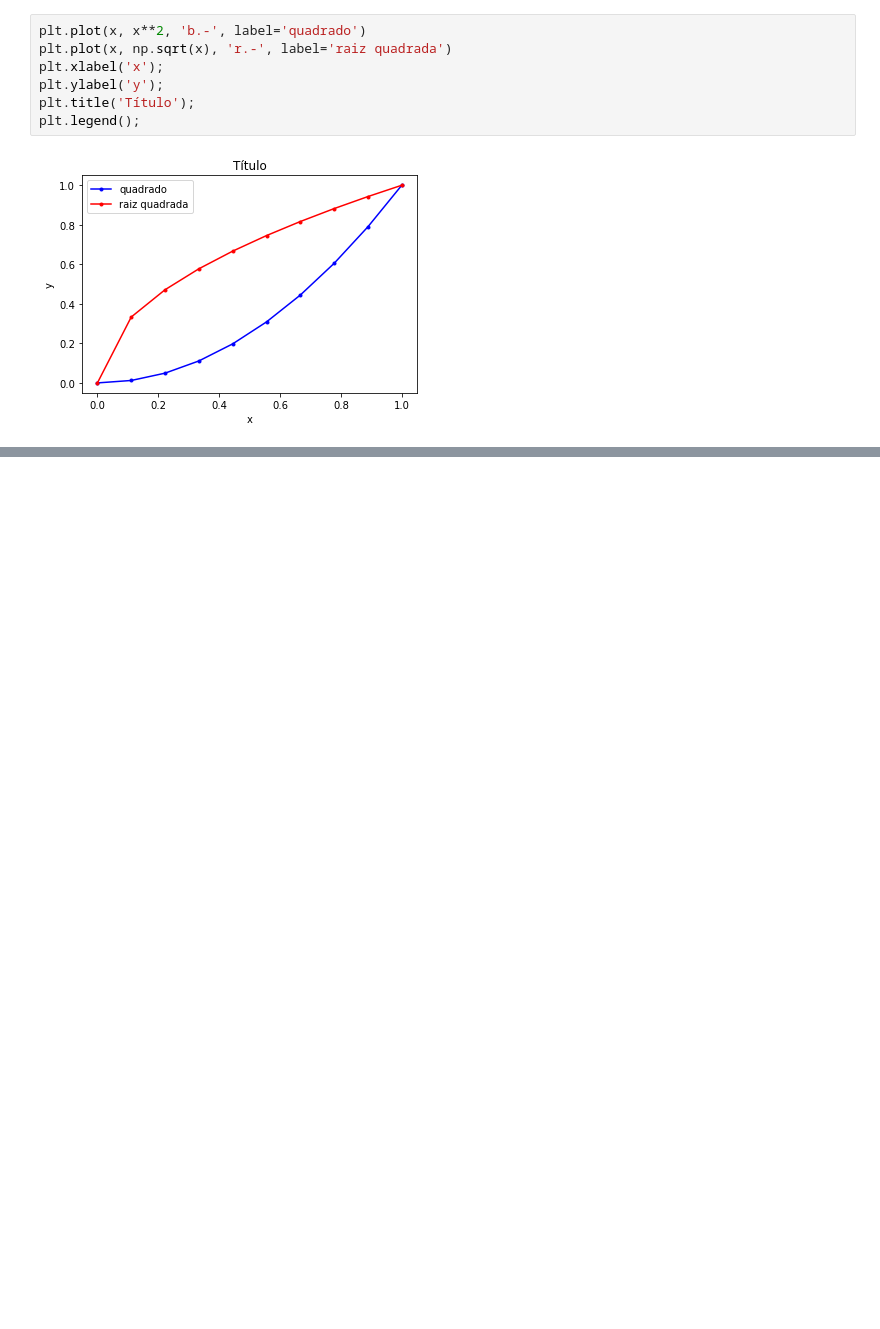
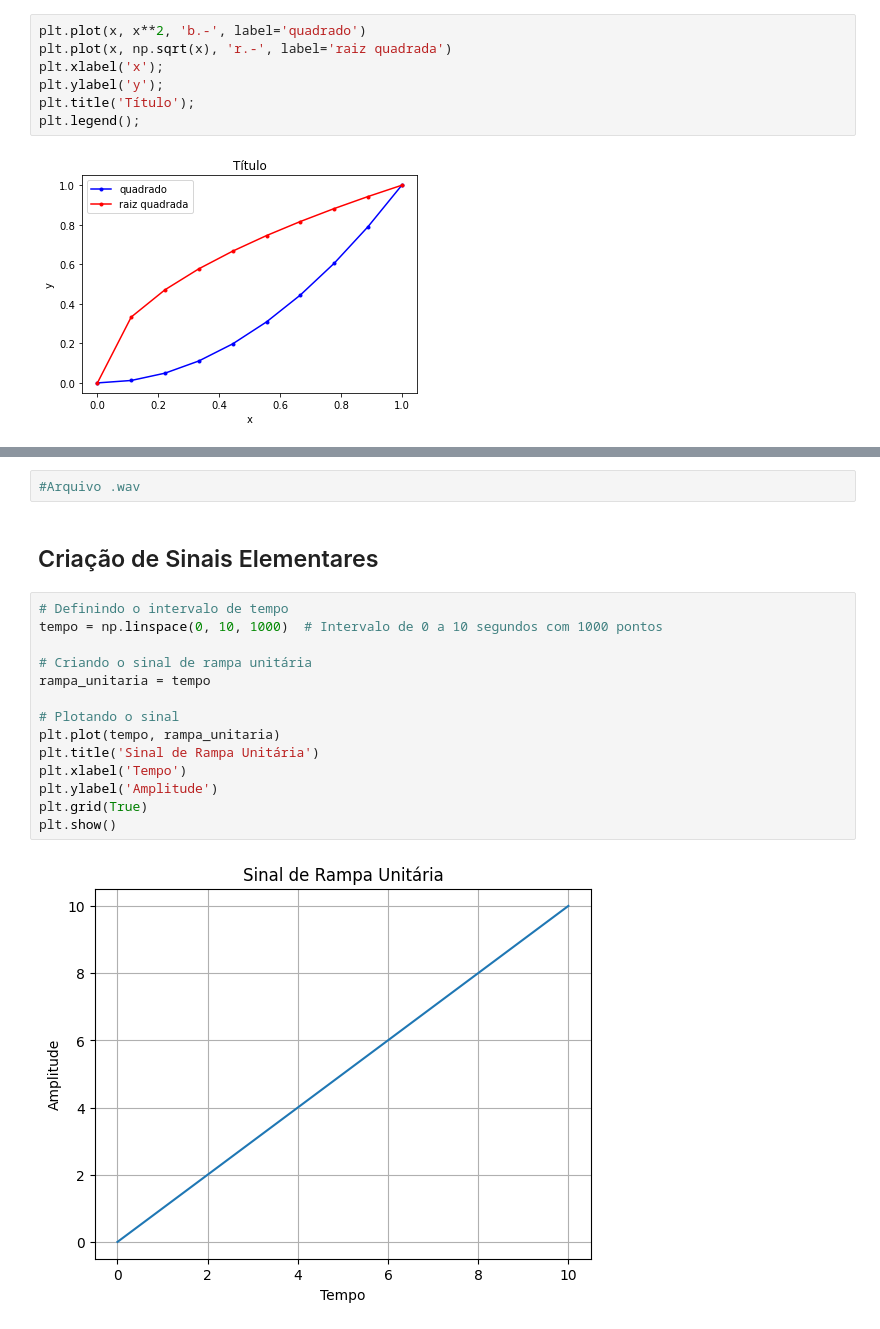
Before and after one commit to racquelknustdomingues/SinaisVibAcust, a Jupyter notebook: SEMANA1.ipynb, the cells around one changed output, grey strips where cells are left out. Saved outputs shown, nothing was run; the diff lists cells and outputs as text; blank space fills up the shorter version.

```diff
--- a/SEMANA1.ipynb
+++ b/SEMANA1.ipynb
@@ -803,0 +850,20 @@ plt.hist(x)
+# %%
+#Arquivo .wav
+# %% [markdown]
+## Criação de Sinais Elementares
+# %%
+# Definindo o intervalo de tempo
+tempo = np.linspace(0, 10, 1000)  # Intervalo de 0 a 10 segundos com 1000 pontos
+
+# Criando o sinal de rampa unitária
+rampa_unitaria = tempo
+
+# Plotando o sinal
+plt.plot(tempo, rampa_unitaria)
+plt.title('Sinal de Rampa Unitária')
+plt.xlabel('Tempo')
+plt.ylabel('Amplitude')
+plt.grid(True)
+plt.show()
+# %% [output]
+[figure, added]
```
Also changed, not shown: parts of 46 cells of this notebook, 3 other files.
